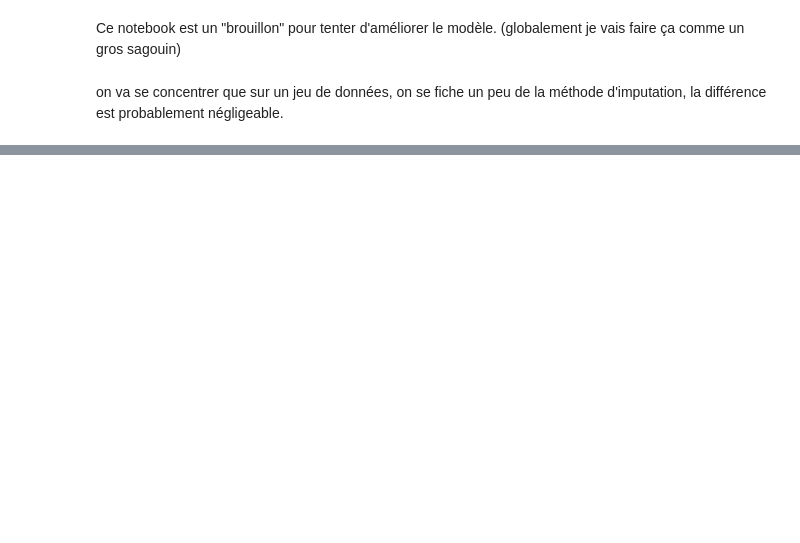
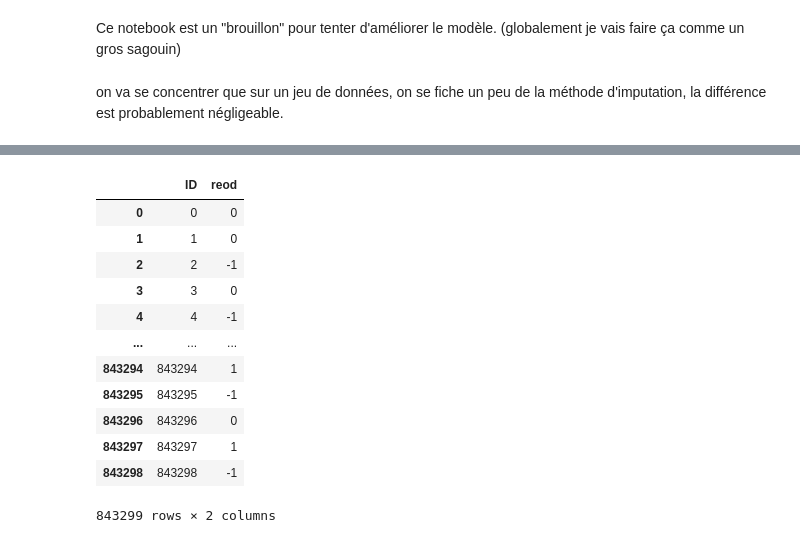
Before and after one commit to Julien-Zanin/ML-DataChallenge, a Jupyter notebook: improving_model.ipynb, the cells around one changed output, grey strips where cells are left out. Cells and saved outputs as stored; diff of their text form; code cells hidden in the pictures; blank space fills up the shorter version.

```diff
--- a/improving_model.ipynb
+++ b/improving_model.ipynb
@@ -71,0 +97,17 @@ print(f"Nombre de lignes test: {X_test_70.shape[0]}, Nombre de colonnes: {X_test
+# %%
+y_train = pd.read_csv(r"output\output_training_gmEd6Zt.csv")
+y_train
+# %% [output]
+|  | ID | reod |
+| 0 | 0 | 0 |
+| 1 | 1 | 0 |
+| 2 | 2 | -1 |
+| 3 | 3 | 0 |
+| 4 | 4 | -1 |
+| ... | ... | ... |
+| 843294 | 843294 | 1 |
+| 843295 | 843295 | -1 |
+| 843296 | 843296 | 0 |
+| 843297 | 843297 | 1 |
+| 843298 | 843298 | -1 |
+843299 rows × 2 columns
```
Also changed, not shown: parts of 28 cells of this notebook.
